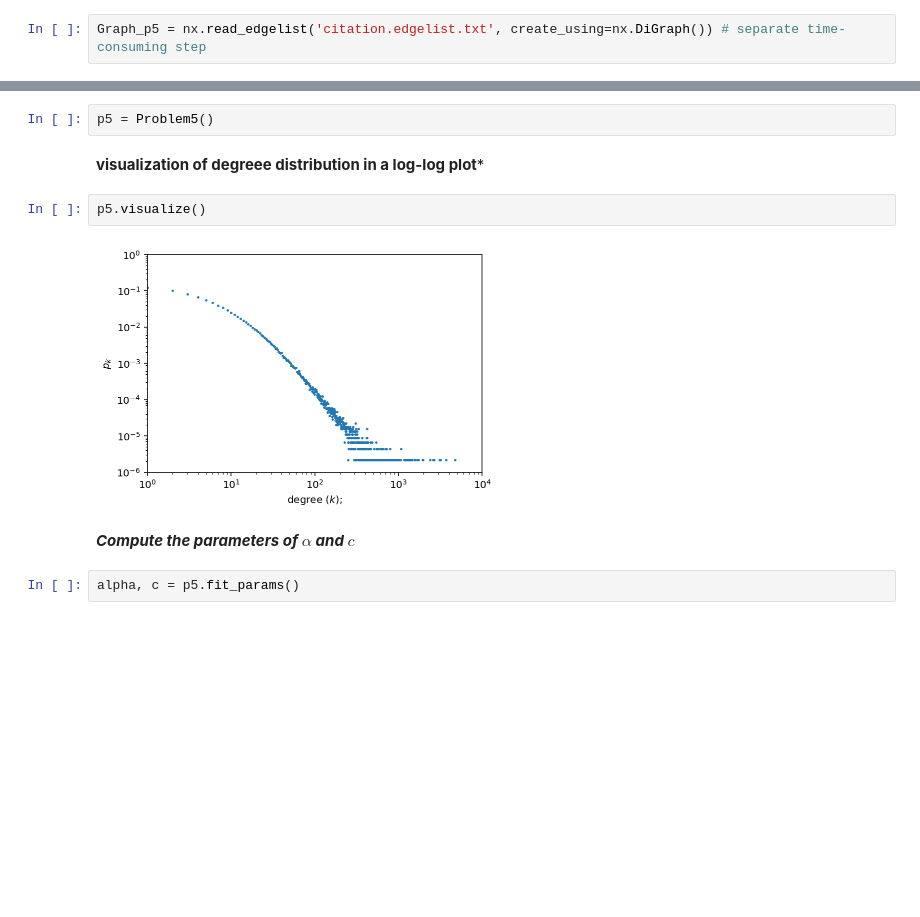
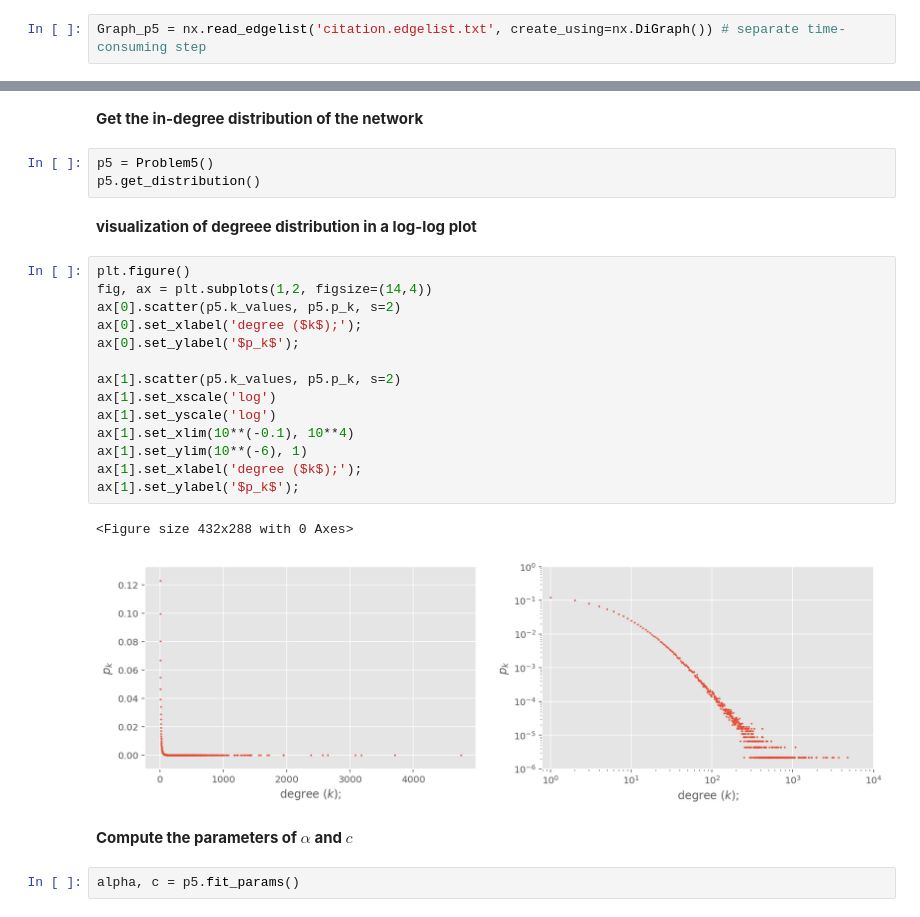
Before and after one commit to Kou-Guandong/NYU_9293_Network_Science_and_Optimization, a Jupyter notebook: HW1/HW1_gk1675.ipynb, the cells around one changed output, grey strips where cells are left out. Cells and saved outputs as stored; diff of their text form; blank space fills up the shorter version.

```diff
--- a/HW1/HW1_gk1675.ipynb
+++ b/HW1/HW1_gk1675.ipynb
@@ -139,13 +172,29 @@ class Problem5():
+# %% [markdown]
+**Get the in-degree distribution of the network**
 # %%
 p5 = Problem5()
+p5.get_distribution()
 # %% [markdown]
-**visualization of degreee distribution in a log-log plot***
+**visualization of degreee distribution in a log-log plot**
-# %%
-p5.visualize()
-# %% [output]
-[figure, removed]
+# %%
+plt.figure()
+fig, ax = plt.subplots(1,2, figsize=(14,4))
+ax[0].scatter(p5.k_values, p5.p_k, s=2)
+ax[0].set_xlabel('degree ($k$);');
+ax[0].set_ylabel('$p_k$');
+
+ax[1].scatter(p5.k_values, p5.p_k, s=2)
+ax[1].set_xscale('log')
+ax[1].set_yscale('log')
+ax[1].set_xlim(10**(-0.1), 10**4)
+ax[1].set_ylim(10**(-6), 1)
+ax[1].set_xlabel('degree ($k$);');
+ax[1].set_ylabel('$p_k$');
+# %% [output]
+<Figure size 432x288 with 0 Axes>
+[figure, added]
 # %% [markdown]
-***Compute the parameters of $\alpha$ and $c$***
+**Compute the parameters of $\alpha$ and $c$**
 # %%
 alpha, c = p5.fit_params()
 # %%
```
Also changed, not shown: parts of 49 cells of this notebook, 1 other file.
